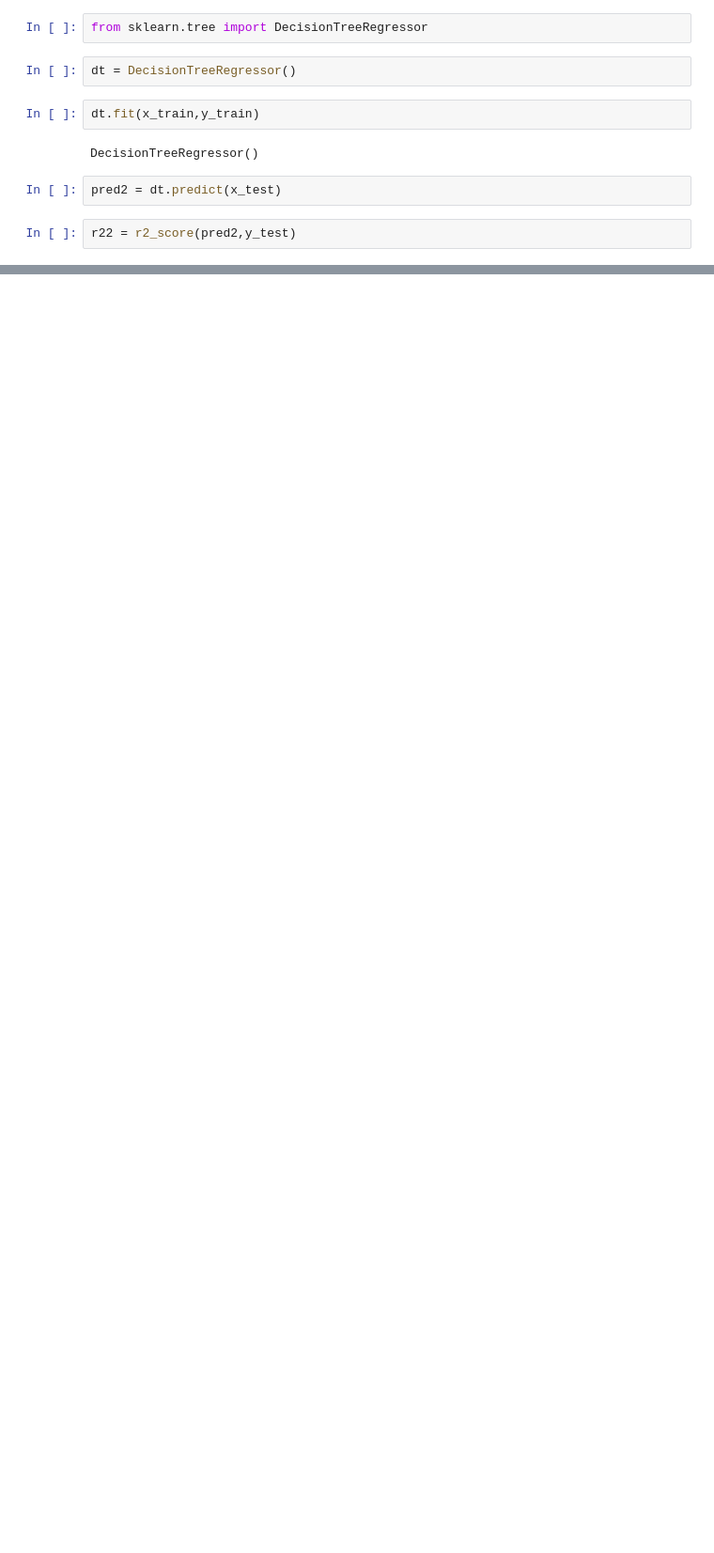
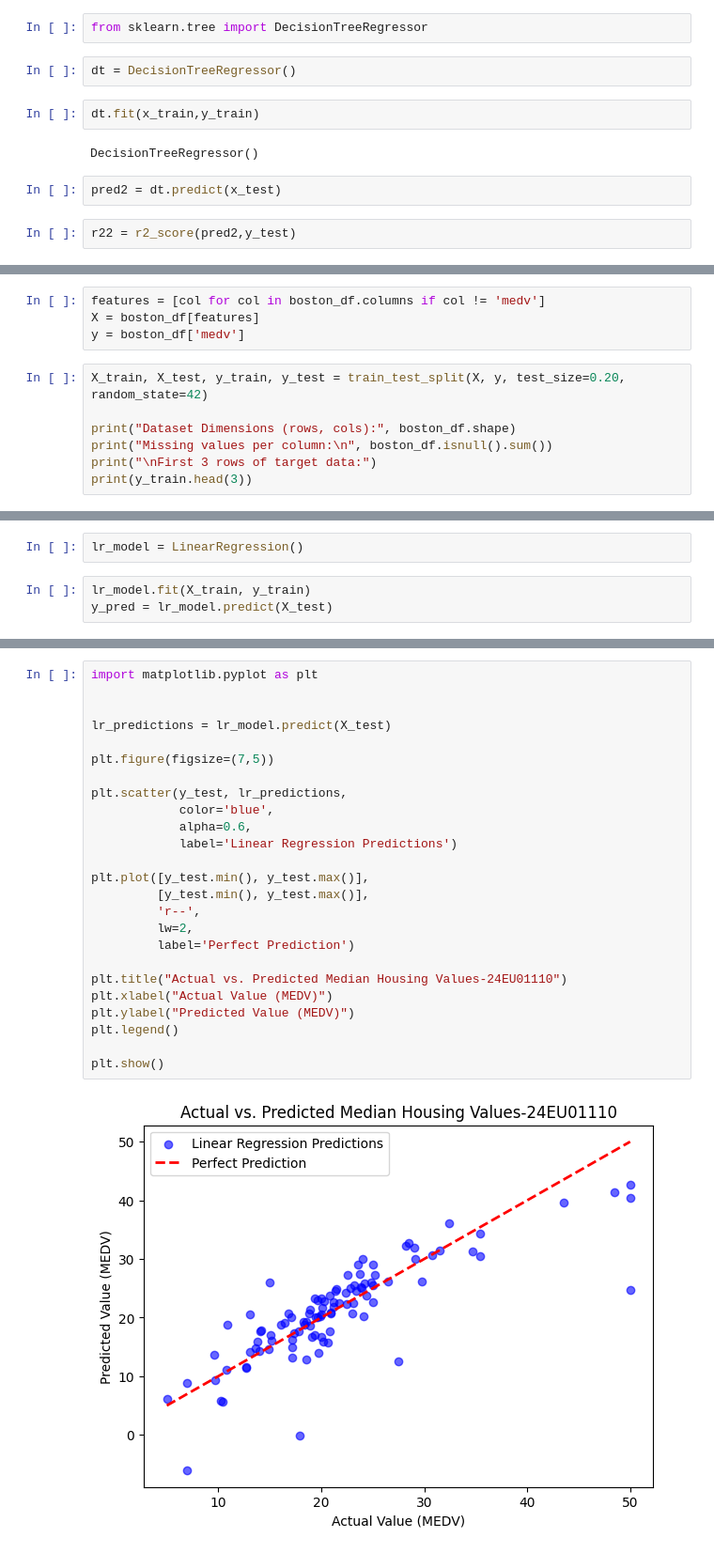
Before and after one commit to kowsik-pro/ml, a Jupyter notebook: exp4.ipynb, the cells around one changed output, grey strips where cells are left out. Shown at 94% size. Drawn from its saved outputs; the diff is of its cells as text; blank space fills up the shorter version.

```diff
--- a/exp4.ipynb
+++ b/exp4.ipynb
@@ -151,0 +160,11 @@ r22
+# %%
+features = [col for col in boston_df.columns if col != 'medv']
+X = boston_df[features]
+y = boston_df['medv']
+# %%
+X_train, X_test, y_train, y_test = train_test_split(X, y, test_size=0.20, random_state=42)
+
+print("Dataset Dimensions (rows, cols):", boston_df.shape)
+print("Missing values per column:\n", boston_df.isnull().sum())
+print("\nFirst 3 rows of target data:")
+print(y_train.head(3))
@@ -151,0 +203,5 @@ r22
+# %%
+lr_model = LinearRegression()
+# %%
+lr_model.fit(X_train, y_train)
+y_pred = lr_model.predict(X_test)
@@ -151,0 +232,27 @@ r22
+# %%
+import matplotlib.pyplot as plt
+
+
+lr_predictions = lr_model.predict(X_test)
+
+plt.figure(figsize=(7,5))
+
+plt.scatter(y_test, lr_predictions,
+            color='blue',
+            alpha=0.6,
+            label='Linear Regression Predictions')
+
+plt.plot([y_test.min(), y_test.max()],
+         [y_test.min(), y_test.max()],
+         'r--',
+         lw=2,
+         label='Perfect Prediction')
+
+plt.title("Actual vs. Predicted Median Housing Values-24EU01110")
+plt.xlabel("Actual Value (MEDV)")
+plt.ylabel("Predicted Value (MEDV)")
+plt.legend()
+
+plt.show()
+# %% [output]
+[figure, added]
```
Also changed, not shown: parts of 34 cells of this notebook.
